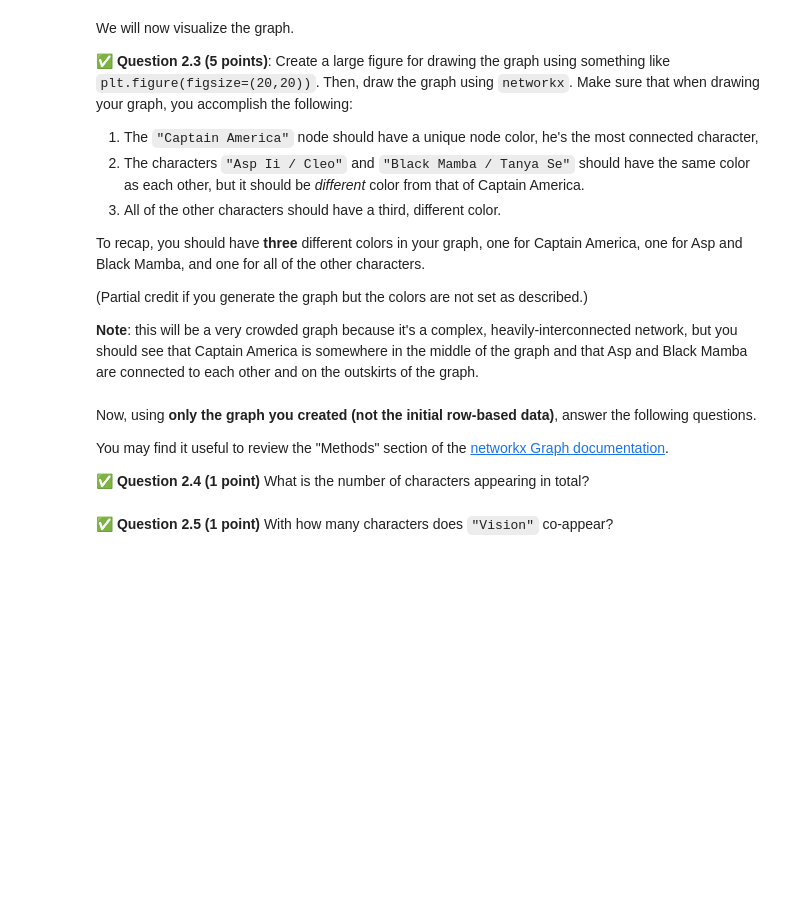
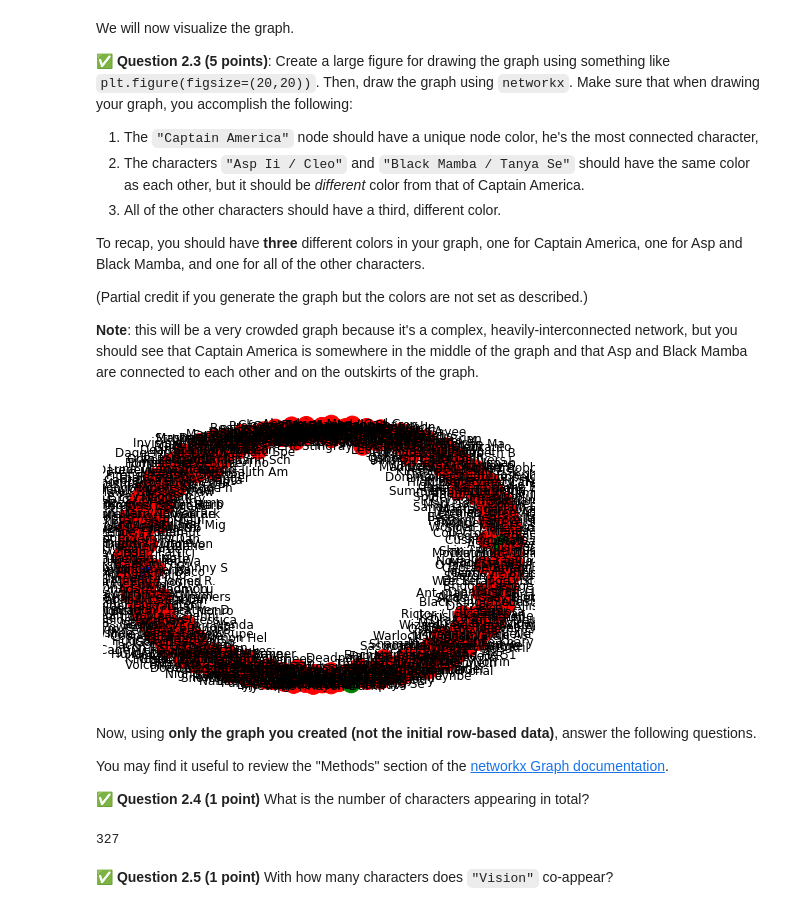
Before and after one commit to Colino03/CMSE202-f23-turnin, a Jupyter notebook: Final/Final-ColinBonnema.ipynb, the cells around one changed output. Cells and saved outputs as stored; diff of their text form; code cells hidden in the pictures; blank space fills up the shorter version.

```diff
--- a/Final/Final-ColinBonnema.ipynb
+++ b/Final/Final-ColinBonnema.ipynb
@@ -90,5 +90,5 @@ You should see three columns: `Source`, `Target`, and `Weight`. We are going to
 import networkx as nx
 G = nx.Graph()
 G.add_nodes_from(df['Target'])
-G.add_edges_from([(df["Source"],df["Target"])])
+G.add_edges_from(df["Source"])
 # %% [output]
@@ -111,3 +109,19 @@ To recap, you should have **three** different colors in your graph, one for Capt
+# %%
+### Put your code here
+color_map = []
+for node in G:
+    if node == "Captain America":
+        color_map.append('blue')
+    elif node == "Asp Ii / Cleo":
+        color_map.append('green')
+    elif node == "Black Mamba / Tanya Se":
+        color_map.append('green')
+    else:
+        color_map.append('red')
+nx.draw(G, node_color=color_map, with_labels=True)
+plt.show()
+# %% [output]
+[figure, added]
 # %% [markdown]
 Now, using **only the graph you created (not the initial row-based data)**, answer the following questions.
 
@@ -116,6 +130,9 @@ You may find it useful to review the "Methods" section of the [networkx Graph do
 &#9989; **Question 2.4 (1 point)** What is the number of characters appearing in total?
 # %%
 ### Put your code here
+len(G)
+# %% [output]
+327
 # %% [markdown]
 &#9989; **Question 2.5 (1 point)** With how many characters does `"Vision"` co-appear?
 # %%
```
Also changed, not shown: parts of 3 cells of this notebook.
